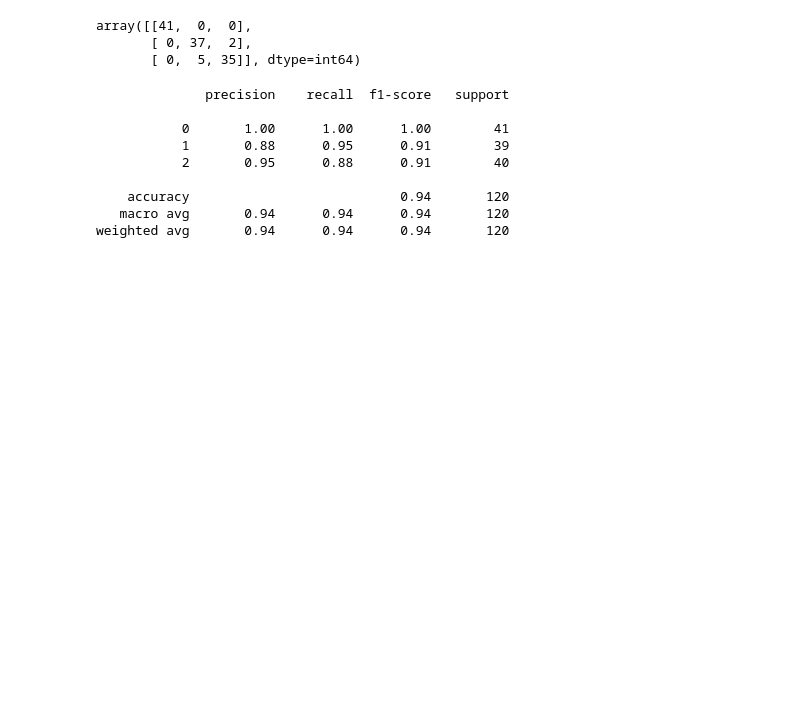
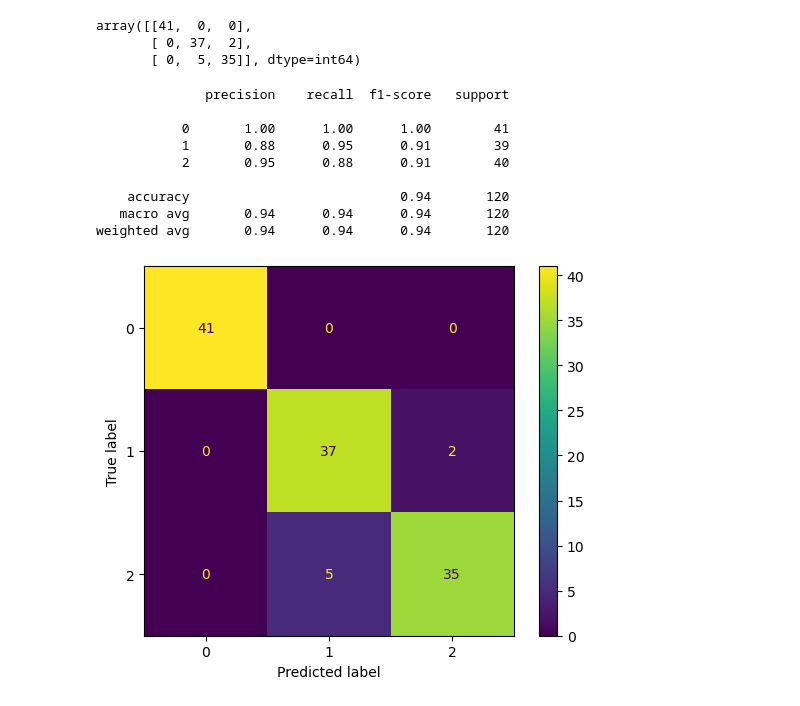
Before and after one commit to sabari1331/Algorithm-project-, a Jupyter notebook: Confusion_matrix.ipynb, the cells around one changed output. Drawn from its saved outputs; the diff is of its cells as text; code cells hidden in the pictures; blank space fills up the shorter version.

```diff
--- a/Confusion_matrix.ipynb
+++ b/Confusion_matrix.ipynb
@@ -125,0 +130,5 @@ weighted avg       0.94      0.94      0.94       120
+# %%
+ConfusionMatrixDisplay(cm).from_predictions(y_test,y_pred)
+plt.show()
+# %% [output]
+[figure, added]
```
Also changed, not shown: parts of 2 cells of this notebook.
